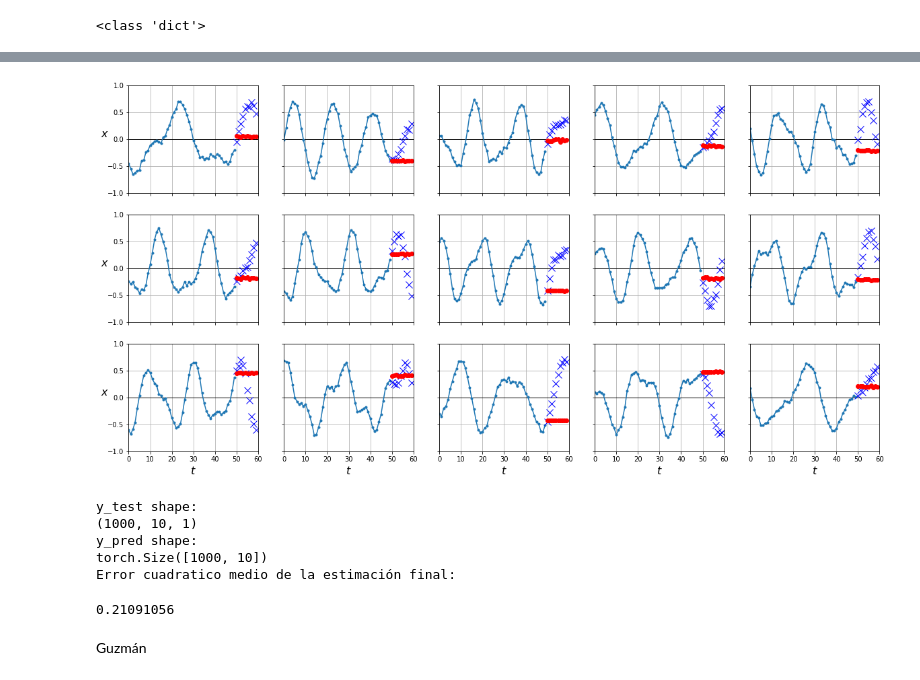
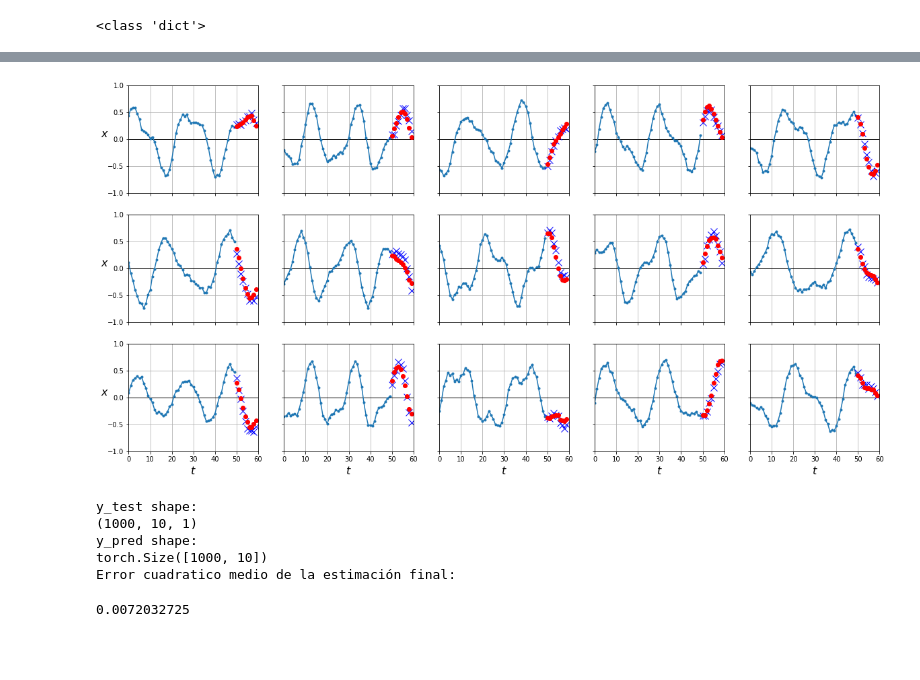
Before and after one commit to Minombreesana/Aprendizaje_profundo, a Jupyter notebook: TP_5_RNN.ipynb, the cells around one changed output, grey strips where cells are left out. Cells and saved outputs as stored; diff of their text form; code cells hidden in the pictures; blank space fills up the shorter version.

```diff
--- a/TP_5_RNN.ipynb
+++ b/TP_5_RNN.ipynb
@@ -66,7 +66,7 @@ class TimeSeriesDataset(Dataset):
 from tqdm import tqdm
 device = "cuda" if torch.cuda.is_available() else "cpu"
 
-def fit(model, dataloader, epochs=5):
+def fit(model, dataloader, epochs=10):
     model.to(device)
     optimizer = torch.optim.Adam(model.parameters(), lr=1e-3)
     criterion = torch.nn.MSELoss()
@@ -497,11 +194,0 @@ Error cuadratico medio de la estimación final:
-# %%
-class DeepRNN(torch.nn.Module):
-  def __init__(self):
-    super().__init__()
-    self.rnn = torch.nn.RNN(input_size=1, hidden_size=20, num_layers=2, batch_first=True)
-    self.fc = torch.nn.Linear(20, 1)
-
-  def forward(self, x):
-    x, h = self.rnn(x)
-    x = self.fc(x[:,-1])
-    return x
@@ -707,25 +263,25 @@ epoch numero:  5
 # %%
 # Creamos un dataloader que nos cargue 10 valores a futuro
 dataset_2 = {
-    'train': TimeSeriesDataset(X_train_2, y_train_2),
-    'eval': TimeSeriesDataset(X_valid_2, y_valid_2),
-    'test': TimeSeriesDataset(X_test_2, y_test_2, train=False)
+    'train': TimeSeriesDataset(X_train, y_train),
+    'eval': TimeSeriesDataset(X_valid, y_valid),
+    'test': TimeSeriesDataset(X_test, y_test, train=False)
 }
 
 dataloader_2 = {
-    'train': DataLoader(dataset['train'], shuffle=True, batch_size=64),
-    'eval': DataLoader(dataset['eval'], shuffle=False, batch_size=64),
-    'test': DataLoader(dataset['test'], shuffle=False, batch_size=64)
+    'train': DataLoader(dataset_2['train'], shuffle=True, batch_size=64),
+    'eval': DataLoader(dataset_2['eval'], shuffle=False, batch_size=64),
+    'test': DataLoader(dataset_2['test'], shuffle=False, batch_size=64)
 }
-print(type(dataloader))
+print(type(dataloader_2))
 # %% [output]
 <class 'dict'>
 # %%
 class DeepRNN(torch.nn.Module):
   def __init__(self):
     super().__init__()
-    self.rnn = torch.nn.RNN(input_size=1, hidden_size=10, num_layers=10 , batch_first=True)
-    self.fc = torch.nn.Linear(10, 10)
+    self.rnn = torch.nn.RNN(input_size=1, hidden_size=25, num_layers=15 , batch_first=True)
+    self.fc = torch.nn.Linear(25, 10)
 
   def forward(self, x):
     x, h = self.rnn(x)
@@ -744,21 +305,19 @@ epoch numero:  5
 # %%
-y_pred_2 = predict(rnn_deep, dataloader_2['test'])
-plot_series(X_test_2, y_test_2, y_pred_2.cpu().numpy())
+y_pred = predict(rnn_deep, dataloader_2['test'])
+plot_series(X_test, y_test, y_pred.cpu().numpy())
 
-y_testb = np.squeeze(y_test_2)
+y_testb = np.squeeze(y_test)
 print('y_test shape:')
-print(y_test_2.shape)
+print(y_test.shape)
 print('y_pred shape:')
-print(y_pred_2.shape)
+print(y_pred.shape)
 print('Error cuadratico medio de la estimación final: ')
-mean_squared_error(np.squeeze(y_test_2), np.squeeze(y_pred_2))
+mean_squared_error(np.squeeze(y_test), np.squeeze(y_pred))
 # %% [output]
-[figure, old version]
+[figure, new version]
 y_test shape:
 (1000, 10, 1)
 y_pred shape:
 torch.Size([1000, 10])
 Error cuadratico medio de la estimación final:
-0.21091056
+0.0072032725
-# %% [markdown]
-Guzmán
```
Also changed, not shown: parts of 40 cells of this notebook.
